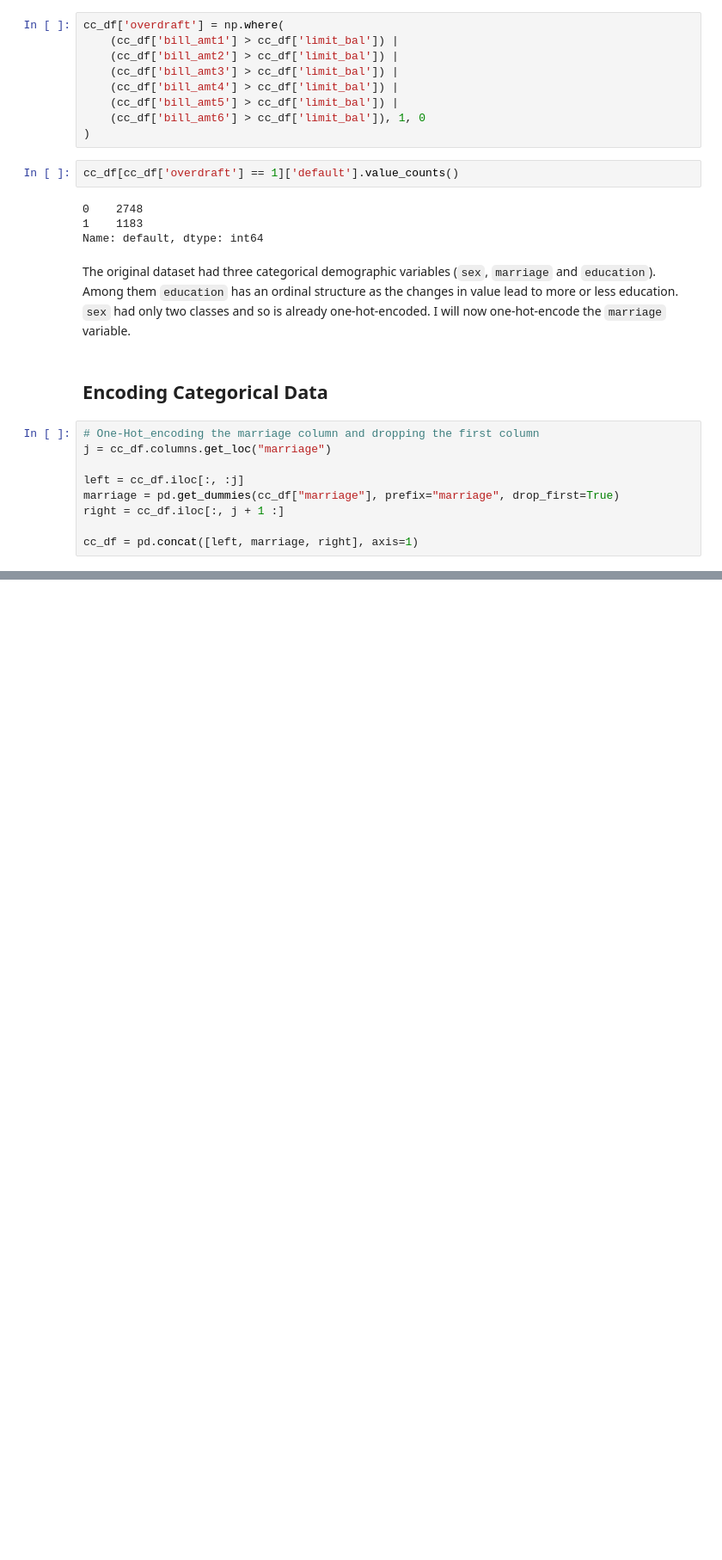
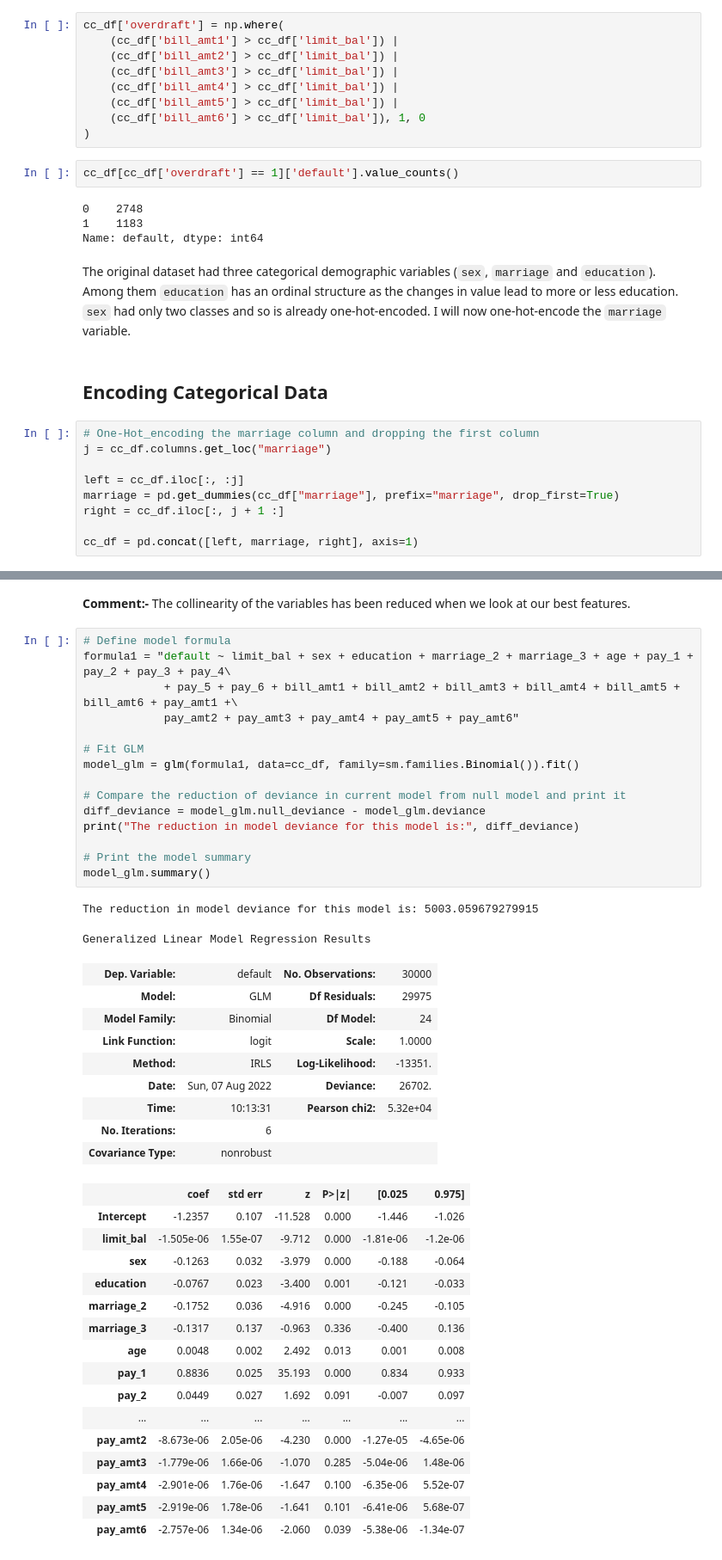
Before and after one commit to KaiwalyaZ/Credit-Card-Default, a Jupyter notebook: Credit_card_default_kaiwalya.ipynb, the cells around one changed output, grey strips where cells are left out. Shown at 86% size. Cells and saved outputs as stored; diff of their text form; blank space fills up the shorter version.

```diff
--- a/Credit_card_default_kaiwalya.ipynb
+++ b/Credit_card_default_kaiwalya.ipynb
@@ -619,0 +884,46 @@ cc_df = pd.concat([left, marriage, right], axis=1)
+# %% [markdown]
+**Comment:-**
+The collinearity of the variables has been reduced when we look at our best features.
+# %%
+# Define model formula
+formula1 = "default ~ limit_bal + sex + education + marriage_2 + marriage_3 + age + pay_1 + pay_2 + pay_3 + pay_4\
+            + pay_5 + pay_6 + bill_amt1 + bill_amt2 + bill_amt3 + bill_amt4 + bill_amt5 + bill_amt6 + pay_amt1 +\
+            pay_amt2 + pay_amt3 + pay_amt4 + pay_amt5 + pay_amt6"
+
+# Fit GLM
+model_glm = glm(formula1, data=cc_df, family=sm.families.Binomial()).fit()
+
+# Compare the reduction of deviance in current model from null model and print it
+diff_deviance = model_glm.null_deviance - model_glm.deviance
+print("The reduction in model deviance for this model is:", diff_deviance)
+
+# Print the model summary
+model_glm.summary()
+# %% [output]
+The reduction in model deviance for this model is: 5003.059679279915
+Generalized Linear Model Regression Results
+| Dep. Variable: | default | No. Observations: | 30000 |
+| Model: | GLM | Df Residuals: | 29975 |
+| Model Family: | Binomial | Df Model: | 24 |
+| Link Function: | logit | Scale: | 1.0000 |
+| Method: | IRLS | Log-Likelihood: | -13351. |
+| Date: | Sun, 07 Aug 2022 | Deviance: | 26702. |
+| Time: | 10:13:31 | Pearson chi2: | 5.32e+04 |
+| No. Iterations: | 6 |  |  |
+| Covariance Type: | nonrobust |  |  |
+|  | coef | std err | z | P>|z| | [0.025 | 0.975] |
+| Intercept | -1.2357 | 0.107 | -11.528 | 0.000 | -1.446 | -1.026 |
+| limit_bal | -1.505e-06 | 1.55e-07 | -9.712 | 0.000 | -1.81e-06 | -1.2e-06 |
+| sex | -0.1263 | 0.032 | -3.979 | 0.000 | -0.188 | -0.064 |
+| education | -0.0767 | 0.023 | -3.400 | 0.001 | -0.121 | -0.033 |
+| marriage_2 | -0.1752 | 0.036 | -4.916 | 0.000 | -0.245 | -0.105 |
+| marriage_3 | -0.1317 | 0.137 | -0.963 | 0.336 | -0.400 | 0.136 |
+| age | 0.0048 | 0.002 | 2.492 | 0.013 | 0.001 | 0.008 |
+| pay_1 | 0.8836 | 0.025 | 35.193 | 0.000 | 0.834 | 0.933 |
+| pay_2 | 0.0449 | 0.027 | 1.692 | 0.091 | -0.007 | 0.097 |
+| ... | ... | ... | ... | ... | ... | ... |
+| pay_amt2 | -8.673e-06 | 2.05e-06 | -4.230 | 0.000 | -1.27e-05 | -4.65e-06 |
+| pay_amt3 | -1.779e-06 | 1.66e-06 | -1.070 | 0.285 | -5.04e-06 | 1.48e-06 |
+| pay_amt4 | -2.901e-06 | 1.76e-06 | -1.647 | 0.100 | -6.35e-06 | 5.52e-07 |
+| pay_amt5 | -2.919e-06 | 1.78e-06 | -1.641 | 0.101 | -6.41e-06 | 5.68e-07 |
+| pay_amt6 | -2.757e-06 | 1.34e-06 | -2.060 | 0.039 | -5.38e-06 | -1.34e-07 |
```
Also changed, not shown: parts of 16 cells of this notebook.
